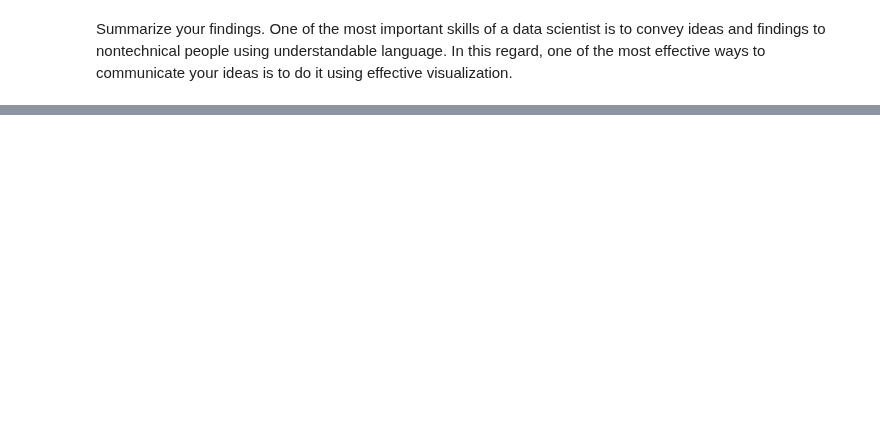
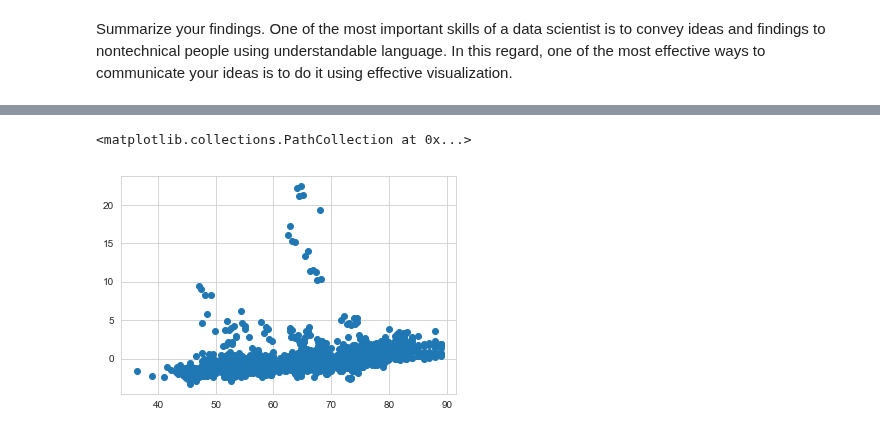
Before and after one commit to Alsukhon/Thinkful, a Jupyter notebook: 17.10 Challenge - Factors that affect life expectancy/Challenge - Factors That Affect Life Expectancy.ipynb, the cells around one changed output, grey strips where cells are left out. Drawn from its saved outputs; the diff is of its cells as text; code cells hidden in the pictures; blank space fills up the shorter version.

```diff
--- a/17.10 Challenge - Factors that affect life expectancy/Challenge - Factors That Affect Life Expectancy.ipynb
+++ b/17.10 Challenge - Factors that affect life expectancy/Challenge - Factors That Affect Life Expectancy.ipynb
@@ -310,0 +304,5 @@ ValueError: array length 20 does not match index length 2938
+# %%
+plt.scatter(lifex['Life expectancy'][:len(Y_sklearn[:, 1])],Y_sklearn[:, 1])
+# %% [output]
+<matplotlib.collections.PathCollection at 0x...>
+[figure, added]
```
Also changed, not shown: parts of 7 cells of this notebook.
